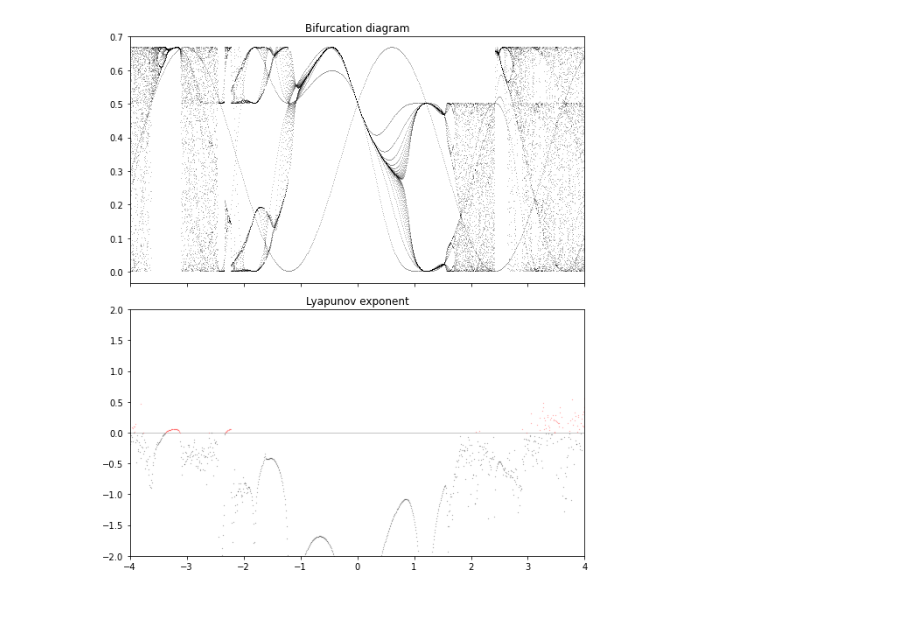
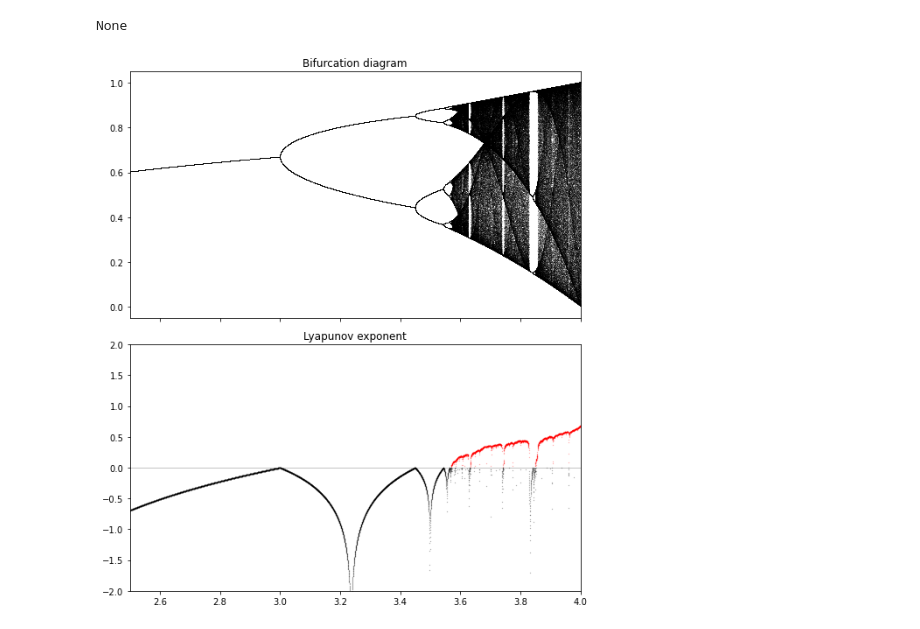
Before and after one commit to EduardoBrito97/icq-studies, a Jupyter notebook: Estudando_o_neuronio_Implementing_interactive_quantum_classifier.ipynb, the cells around one changed output. Cells and saved outputs as stored; diff of their text form; code cells hidden in the pictures.

```diff
--- a/Estudando_o_neuronio_Implementing_interactive_quantum_classifier.ipynb
+++ b/Estudando_o_neuronio_Implementing_interactive_quantum_classifier.ipynb
@@ -108,0 +160,9 @@ plt.show()
+# %%
+# Then we see what happens with different number of dimensions
+for variation in DIFFERENT_VARIATIONS:
+    print("Variation:", variation)
+    for n in range(2, 6):
+        list_of_x, list_of_y, list_of_z = generate_many_points(10000, n, varied_part=variation)
+        plt.plot(list_of_x, list_of_y, color="red", marker="o",  linestyle="")
+        plt.show()
+    print("----------------------------------------------")
@@ -108,0 +185,9 @@ plt.show()
+# %%
+# Last thing we want to know is how the scale affects the points
+for variation in [VARY_INPUT, VARY_WEIGHT]:
+    print("Variation:", variation)
+    for n in np.arange(0.5, 3, 0.5):
+        list_of_x, list_of_y, list_of_z = generate_many_points(10000, 1, scale=n, varied_part=variation)
+        plt.plot(list_of_x, list_of_y, color="red", marker="o",  linestyle="")
+        plt.show()
+    print("----------------------------------------------")
@@ -297,50 +245,7 @@ plt.tight_layout()
-# %%
-def logistic(r, x):
-    #return r * x * (1 - x)
-    result = []
-    for r_n, x_n in zip(r,x):
-      #print(r_n, x_n)
-      z,p_cog = create_classifier(np.array([x_n]), np.array([r_n]))
-      result.append(p_cog.real)
-    return result
-
-n = 1000
-limInf = -4
-limSup = 4
-r = np.linspace(limInf, limSup, n)
-
-iterations = 30
-last = 100
-lyapunov = np.zeros(n)
-x = -0.5 * np.ones(n)
-
-fig, (ax1, ax2) = plt.subplots(2, 1, figsize=(8, 9),
-                               sharex=True)
-for i in range(iterations):
-    x = logistic(r, x)
-    # We compute the partial sum of the
-    # Lyapunov exponent.
-    lyapunov += np.log(abs(r - 2 * r * x))
-    # We display the bifurcation diagram.
-    if i >= (iterations - last):
-        ax1.plot(r, x, ',k', alpha=.25)
-ax1.set_xlim(limInf, limSup)
-ax1.set_title("Bifurcation diagram")
-
-# We display the Lyapunov exponent.
-# Horizontal line.
-ax2.axhline(0, color='k', lw=.5, alpha=.5)
-# Negative Lyapunov exponent.
-ax2.plot(r[lyapunov < 0],
-         lyapunov[lyapunov < 0] / iterations,
-         '.k', alpha=.5, ms=.5)
-# Positive Lyapunov exponent.
-ax2.plot(r[lyapunov >= 0],
-         lyapunov[lyapunov >= 0] / iterations,
-         '.r', alpha=.5, ms=.5)
-ax2.set_xlim(limInf, limSup)
-ax2.set_ylim(-2, 2)
-ax2.set_title("Lyapunov exponent")
-plt.tight_layout()
-# %% [output]
-[figure, removed]
+# %%
+def logistic(r, x):
+    return r * x * (1 - x)
+generate_diagram_and_exponent(logistic, 100000, 100)
+# %% [output]
+None
+[figure, added]
```
Also changed, not shown: parts of 21 cells of this notebook, 1 other file.
